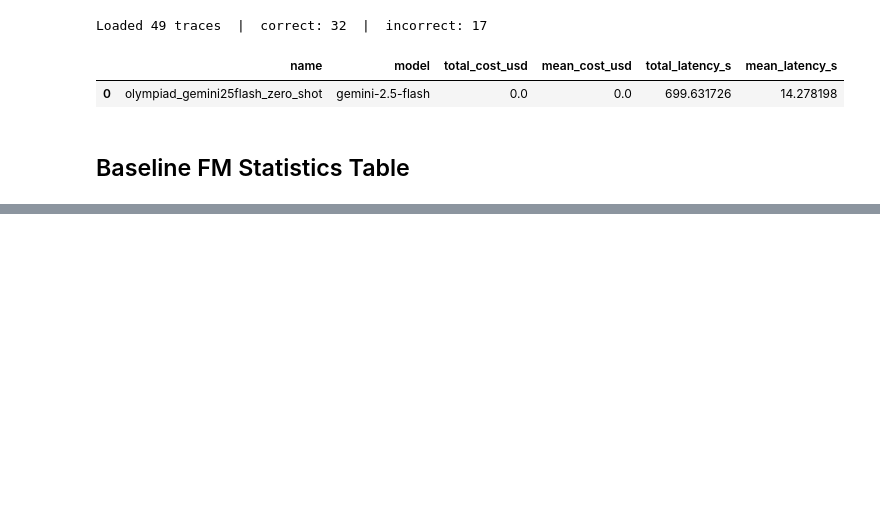
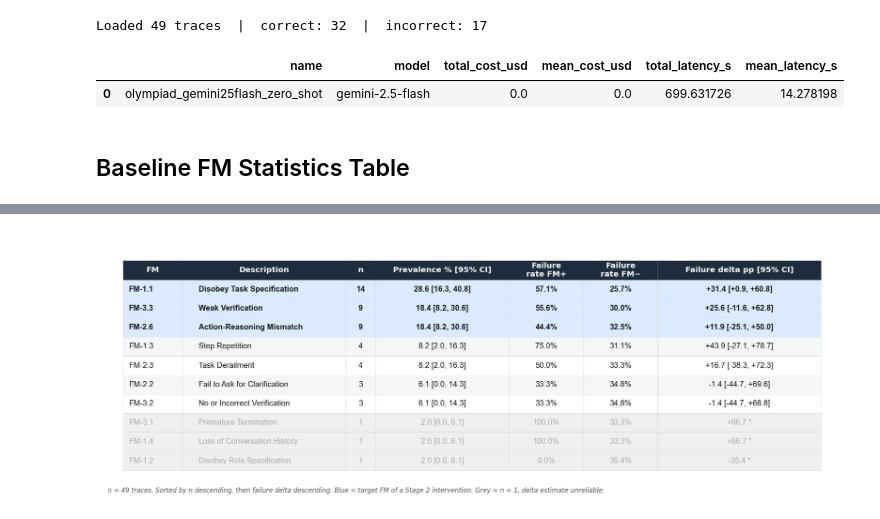
Before and after one commit to uagarwal123/IKEA_MAST_thesis, a Jupyter notebook: Bram/AG2/analysis/analyze_results.ipynb, the cells around one changed output, grey strips where cells are left out. Cells and saved outputs as stored; diff of their text form; code cells hidden in the pictures; blank space fills up the shorter version.

```diff
--- a/Bram/AG2/analysis/analyze_results.ipynb
+++ b/Bram/AG2/analysis/analyze_results.ipynb
@@ -202,3 +202,100 @@ Baseline FM Statistics (n = 49; * n = 1, failure delta estimate unreliable; bold
 | FM-2.2 | Fail to Ask for Clarification | 3 | 6.1 [0.0, 14.3] | 33.3% | 34.8% | -1.4 [-44.7, +69.6] |
 | FM-3.2 | No or Incorrect Verification | 3 | 6.1 [0.0, 14.3] | 33.3% | 34.8% | -1.4 [-44.7, +68.8] |
 | FM-1.2 | Disobey Role Specification | 1 | 2.0 [0.0, 6.1] | 0.0% | 35.4% | -35.4 * |
+# %%
+import matplotlib.pyplot as plt
+import numpy as np
+
+HIGHLIGHT_CODES = {"1.1", "3.3", "2.6"}
+
+fm_slide = (
+    fm_table[VIS_COLS + ["_target", "_sort"]]
+    .sort_values(["n", "_sort"], ascending=[False, False])
+    .reset_index(drop=True)
+)
+
+table_data = [
+    [row["FM"], row["Description"], str(row["n"]),
+     row["Prevalence % [95% CI]"],
+     row["Failure rate FM+"], row["Failure rate FM-"],
+     row["Failure delta pp [95% CI]"]]
+    for _, row in fm_slide.iterrows()
+]
+
+COL_HEADERS = ["FM", "Description", "n",
+               "Prevalence % [95% CI]",
+               "Failure\nrate FM+", "Failure\nrate FM−",
+               "Failure delta pp [95% CI]"]
+COL_WIDTHS  = [0.08, 0.22, 0.04, 0.18, 0.10, 0.10, 0.22]
+
+N_ROWS = len(fm_slide)
+FIG_W  = 16
+FIG_H  = 0.50 * (N_ROWS + 1) + 0.15
+
+fig, ax = plt.subplots(figsize=(FIG_W, FIG_H))
+ax.axis("off")
+fig.patch.set_facecolor("white")
+
+tbl = ax.table(
+    cellText=table_data,
+    colLabels=COL_HEADERS,
+    loc="center",
+    cellLoc="left",
+    colWidths=COL_WIDTHS,
+)
+tbl.auto_set_font_size(False)
+tbl.set_fontsize(12)
+tbl.scale(1, 1.9)
+
+HDR_BG       = "#1e2d3d";  HDR_FG = "white"
+ALT_BG       = "#f4f6f8"
+HIGHLIGHT_BG = "#dbeafe"
+GREY_BG      = "#efefef";  GREY_FG = "#aaaaaa"
+RIGHT_COLS = {2, 3, 4, 5, 6}
+
+for (row, col), cell in tbl.get_celld().items():
+    cell.set_edgecolor("#d0d0d0")
+    cell.set_linewidth(0.4)
+
+    if row == 0:
+        cell.set_facecolor(HDR_BG)
+        cell.set_text_props(color=HDR_FG, fontweight="bold",
+                            fontfamily="DejaVu Sans", fontsize=12)
+        cell.set_edgecolor(HDR_BG)
+        if col in RIGHT_COLS:
+            cell.get_text().set_ha("center")
+        continue
+
+    r = fm_slide.iloc[row - 1]
+    code = r["FM"].replace("FM-", "")
+    is_target = code in HIGHLIGHT_CODES
+    is_n1 = r["n"] == 1
+
+    if is_n1:
+        cell.set_facecolor(GREY_BG)
+        cell.set_text_props(color=GREY_FG, fontweight="normal")
+    elif is_target:
+        cell.set_facecolor(HIGHLIGHT_BG)
+        cell.set_text_props(color="#1a1a1a", fontweight="bold")
+    else:
+        cell.set_facecolor(ALT_BG if row % 2 == 0 else "white")
+        cell.set_text_props(color="#1a1a1a", fontweight="normal")
+
+    if col in RIGHT_COLS:
+        cell.get_text().set_ha("center")
+
+footnote = (
+    f"n = {n_traces} traces. Sorted by n descending, then failure delta descending. "
+    "Blue = target FM of a Stage 2 intervention. Grey = n = 1, delta estimate unreliable."
+)
+fig.text(0.01, 0.01, footnote, fontsize=10, color="#555555",
+         style="italic", va="bottom", fontfamily="DejaVu Sans")
+
+plt.tight_layout(pad=0.05)
+out_path = OUTPUTS_DIR / "baseline_fm_table_slide.png"
+plt.savefig(out_path, dpi=150, bbox_inches="tight",
+            facecolor="white", edgecolor="none")
+plt.show()
+print(f"Saved: {out_path}")
+# %% [output]
+[figure, added]
```
Also changed, not shown: parts of 1 cell of this notebook, 31 other files.
